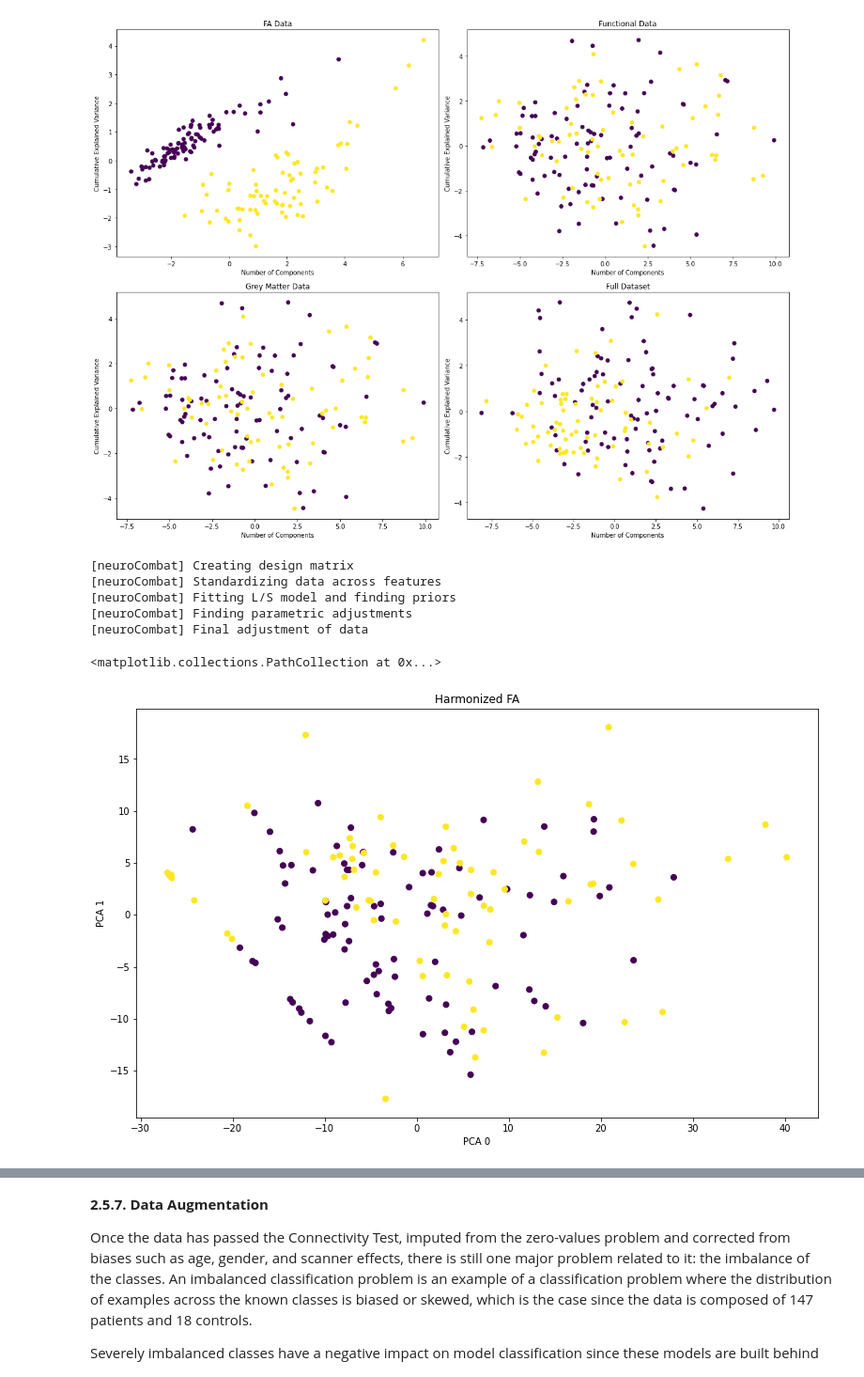
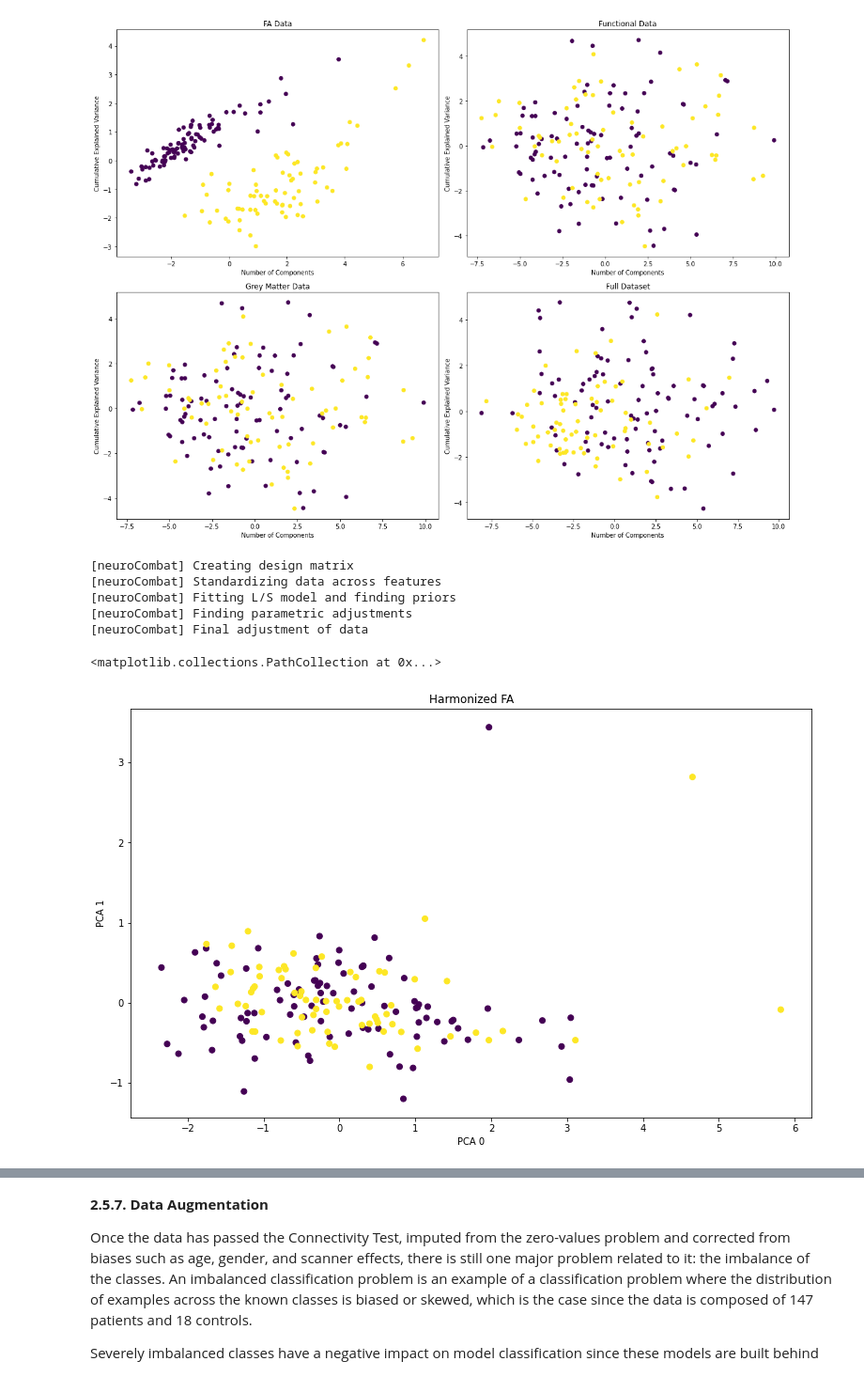
Before and after one commit to FrancescVP/Capstone_Project, a Jupyter notebook: TFM_final.ipynb, the cells around one changed output, grey strips where cells are left out. Shown at 94% size. Drawn from its saved outputs; the diff is of its cells as text; code cells hidden in the pictures.

```diff
--- a/TFM_final.ipynb
+++ b/TFM_final.ipynb
@@ -173,0 +209,20 @@ fa_correct.tail()
+# %%
+import matplotlib.pyplot as plt
+import seaborn as sns
+
+data = [pd.concat([fa_conec, clinical_data], join="inner", axis=1), fa_correct, fa_imputed]
+
+fig, axes = plt.subplots(1, 3, figsize=(18, 10))
+
+for i in range(3):
+    sns.boxplot(ax=axes[i],
+                y=fa_conec.columns[1],
+                x='controls_ms',
+                data=data[i])
+
+    sns.swarmplot(ax = axes[i],
+                  y=fa_conec.columns[1],
+                  x='controls_ms',
+                  data=data[i],
+                  color=".25")
+    axes[i].set_ylim(0, 0.6)
@@ -207,36 +264,22 @@ fig.tight_layout()
-# %%
-from neuroCombat import neuroCombat
-
-dat = fa_correct.iloc[:, :-5].transpose()
-
-index = [name for name in fa_correct.index]
-scanner = [0 if "MSVIS" in name else 1 for name in index]
-clinical_data["scanner"] = scanner
-
-har_data = neuroCombat(dat = dat,
-                       covars = clinical_data,
-                       batch_col = "scanner")
-#har_data = harmonization(dat,clinical_data)
-# %% [output]
-[neuroCombat] Creating design matrix
-[neuroCombat] Standardizing data across features
-[neuroCombat] Fitting L/S model and finding priors
-[neuroCombat] Finding parametric adjustments
-[neuroCombat] Final adjustment of data
+# %%
+from preprocessing import harmonization
+
+fa_har = harmonization(fa_imputed.iloc[:, :-5], fa_imputed.iloc[:, -5:])
+# %% [output]
+[neuroCombat] Creating design matrix
+[neuroCombat] Standardizing data across features
+[neuroCombat] Fitting L/S model and finding priors
+[neuroCombat] Finding parametric adjustments
+[neuroCombat] Final adjustment of data
 # %%
-clinical_data.drop(["scanner"], axis=1, inplace=True)
-fa_har = pd.concat([pd.DataFrame(har_data["data"].transpose(), index = fa_correct.iloc[:, :-5].index, columns = fa_correct.iloc[:, :-5].columns), clinical_data],
-                     join = "inner",
-                     axis=1)
-
-pca_variables = fa_har
+pca_variables = fa_har.iloc[:, :-5]
 pca_fa = PCA(n_components=2)
 pca_fa = pd.concat([pd.DataFrame(pca.fit_transform(pca_variables)), pd.DataFrame(scanner, columns=["scanner"])], join="inner", axis=1)
 plt.figure(figsize=(13, 8))
 plt.xlabel("PCA 0")
 plt.ylabel("PCA 1")
 plt.title("Harmonized FA")
 plt.scatter(x=pca_fa[0], y=pca_fa[1], c=pca_fa["scanner"])
 # %% [output]
 <matplotlib.collections.PathCollection at 0x...>
-[figure, old version]
+[figure, new version]
```
Also changed, not shown: parts of 49 cells of this notebook.
